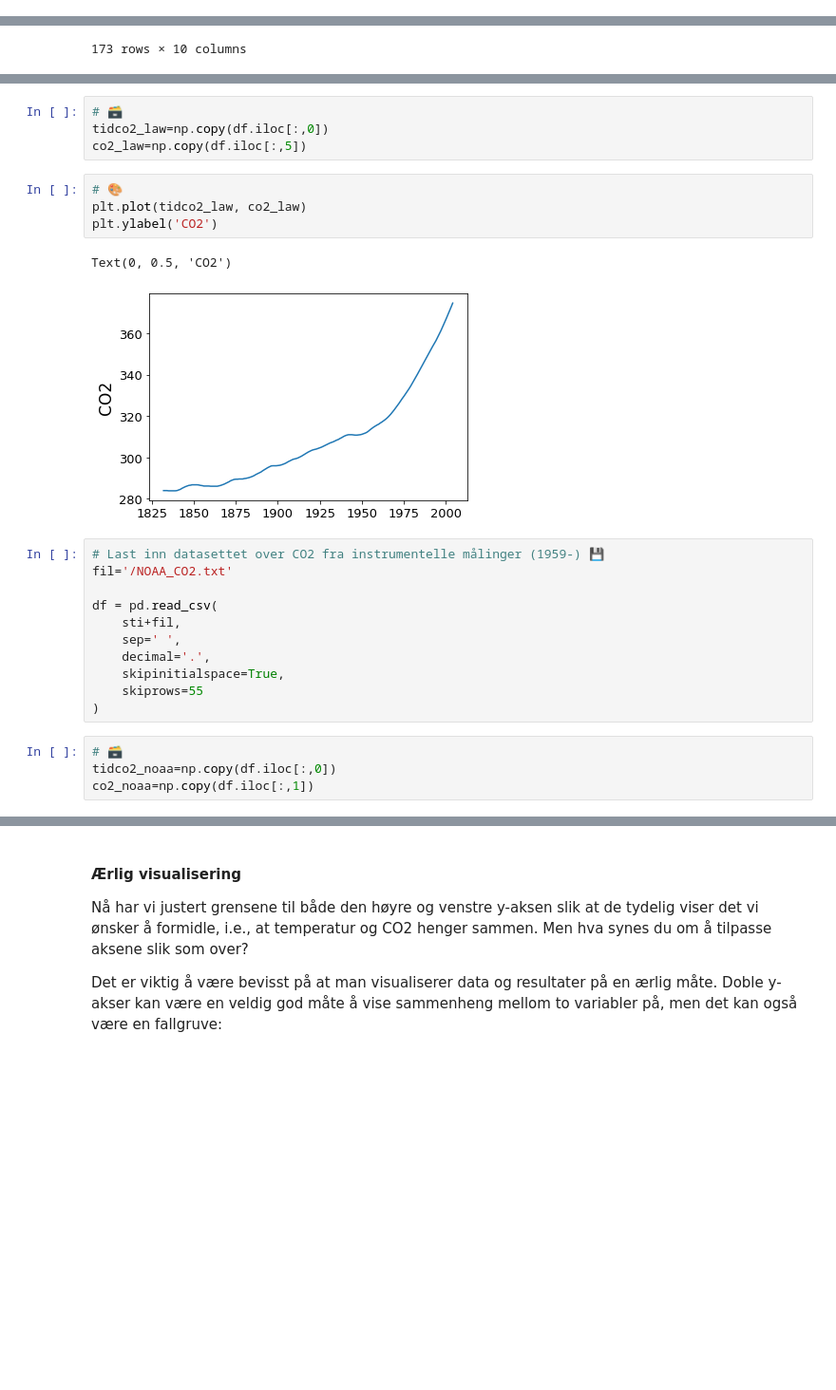
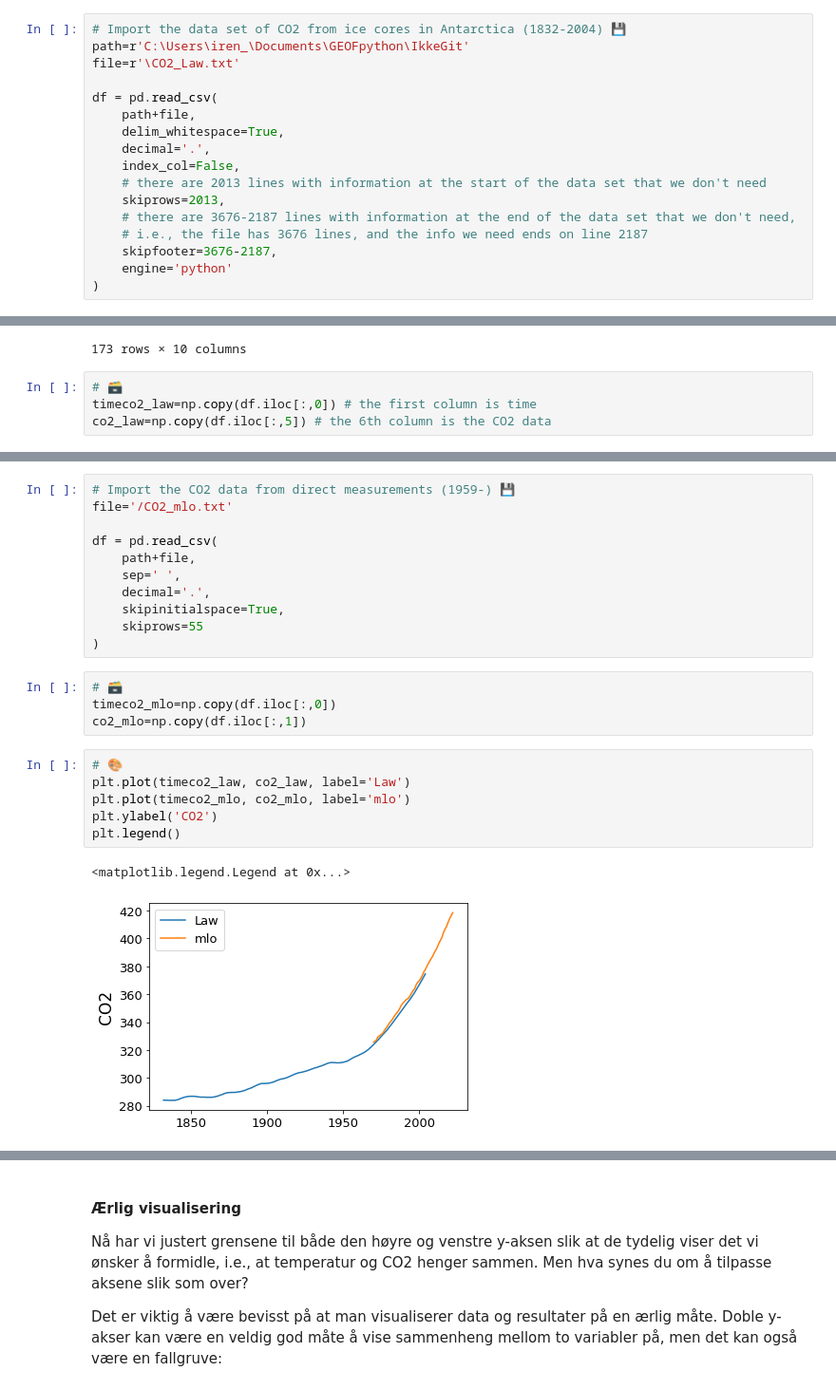
Before and after one commit to julienweihs/GEOF, a Jupyter notebook: Jupyter/Temperaturstriper_og_CO2_shortversion.ipynb, the cells around one changed output, grey strips where cells are left out. Shown at 95% size. Drawn from its saved outputs; the diff is of its cells as text; blank space fills up the shorter version.

```diff
--- a/Jupyter/Temperaturstriper_og_CO2_shortversion.ipynb
+++ b/Jupyter/Temperaturstriper_og_CO2_shortversion.ipynb
@@ -436,3 +422,20 @@ df = pd.read_csv(
+# %%
+# Import the data set of CO2 from ice cores in Antarctica (1832-2004) 💾
+path=r'C:\Users\iren_\Documents\GEOFpython\IkkeGit'
+file=r'\CO2_Law.txt'
+
+df = pd.read_csv(
+    path+file,
+    delim_whitespace=True,
+    decimal='.',
+    index_col=False,
+    # there are 2013 lines with information at the start of the data set that we don't need
+    skiprows=2013,
+    # there are 3676-2187 lines with information at the end of the data set that we don't need,
+    # i.e., the file has 3676 lines, and the info we need ends on line 2187
+    skipfooter=3676-2187,
+    engine='python'
+)
 # %%
 df
 # %% [output]
@@ -449,3 +452,7 @@ df
 | 171 | 2003 | 1709.1 | 0.6 | 1730.0 | 2003.0 | 372.6 | 2.0 | 2003.0 | 317.8 | 0.8 |
 | 172 | 2004 | 1709.7 | 0.5 | 1730.5 | 2004.0 | 374.6 | 0.0 | 2004.0 | 318.6 | 0.0 |
 173 rows × 10 columns
+# %%
+# 🗃️
+timeco2_law=np.copy(df.iloc[:,0]) # the first column is time
+co2_law=np.copy(df.iloc[:,5]) # the 6th column is the CO2 data
@@ -452,26 +466,24 @@ df
+# %%
+# Import the CO2 data from direct measurements (1959-) 💾
+file='/CO2_mlo.txt'
+
+df = pd.read_csv(
+    path+file,
+    sep=' ',
+    decimal='.',
+    skipinitialspace=True,
+    skiprows=55
+)
 # %%
 # 🗃️
-tidco2_law=np.copy(df.iloc[:,0])
-co2_law=np.copy(df.iloc[:,5])
+timeco2_mlo=np.copy(df.iloc[:,0])
+co2_mlo=np.copy(df.iloc[:,1])
 # %%
 # 🎨
-plt.plot(tidco2_law, co2_law)
+plt.plot(timeco2_law, co2_law, label='Law')
+plt.plot(timeco2_mlo, co2_mlo, label='mlo')
 plt.ylabel('CO2')
+plt.legend()
 # %% [output]
-Text(0, 0.5, 'CO2')
+<matplotlib.legend.Legend at 0x...>
-[figure, old version]
+[figure, new version]
-# %%
-# Last inn datasettet over CO2 fra instrumentelle målinger (1959-) 💾
-fil='/NOAA_CO2.txt'
-
-df = pd.read_csv(
-    sti+fil,
-    sep=' ',
-    decimal='.',
-    skipinitialspace=True,
-    skiprows=55
-)
-# %%
-# 🗃️
-tidco2_noaa=np.copy(df.iloc[:,0])
-co2_noaa=np.copy(df.iloc[:,1])
```
Also changed, not shown: parts of 35 cells of this notebook.
